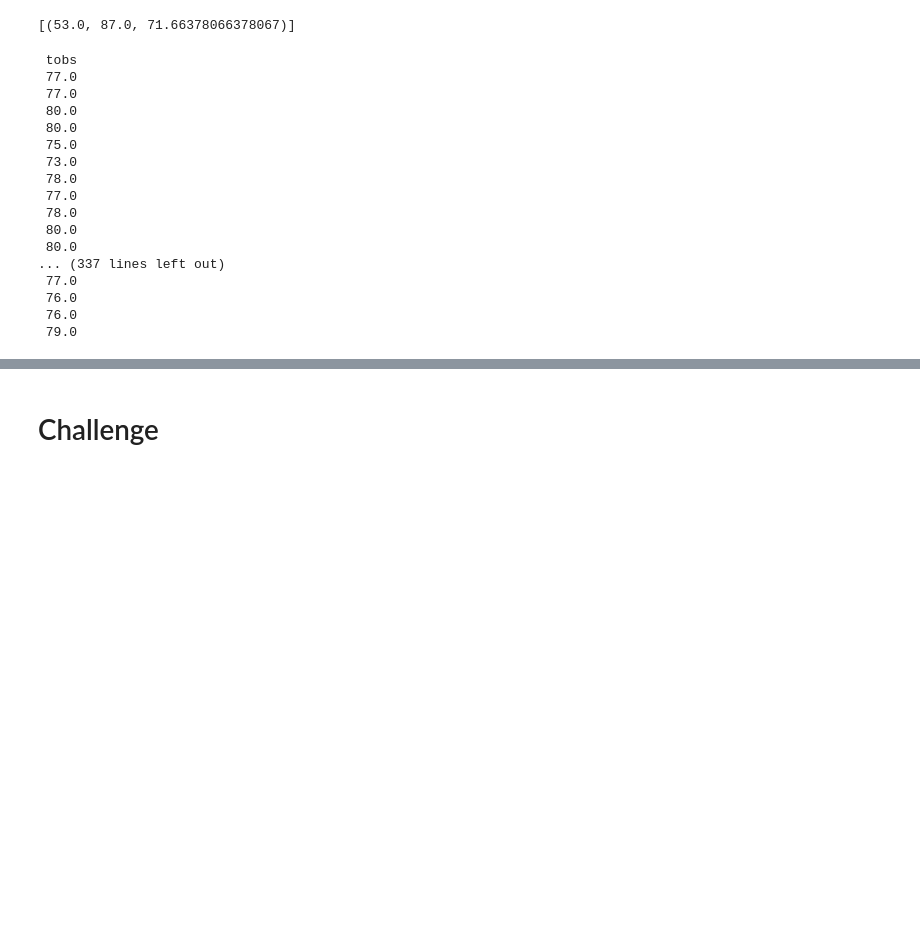
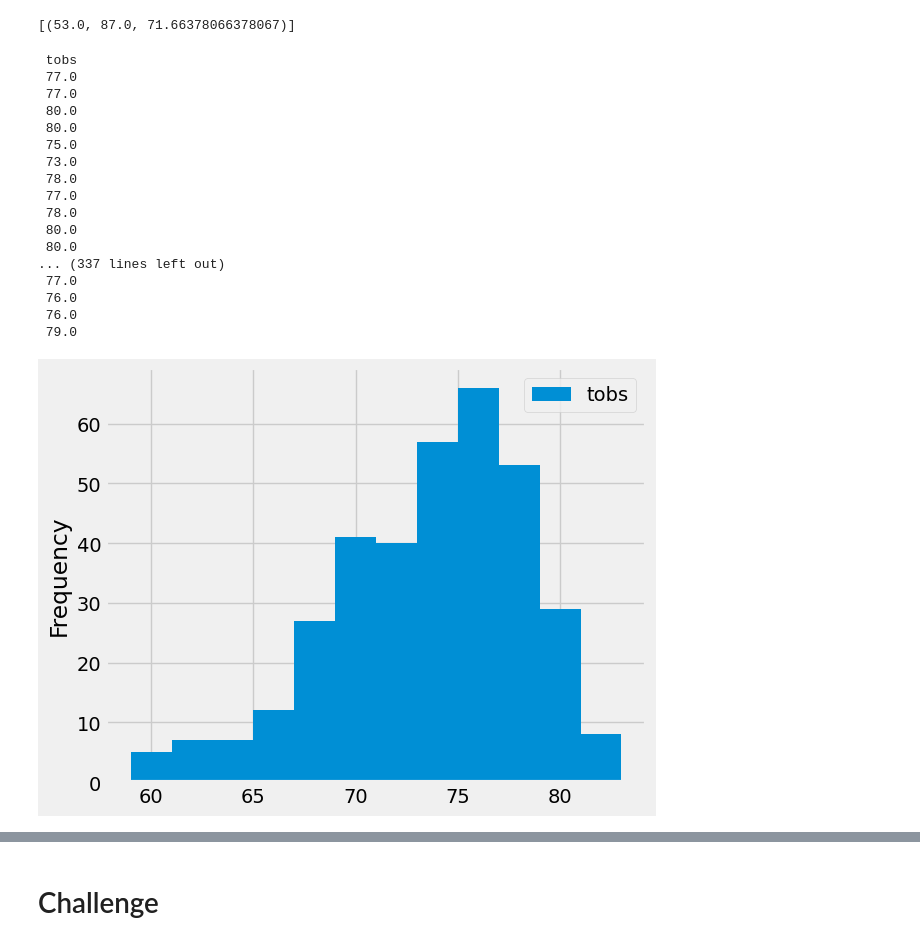
Before and after one commit to EBolinVA/Surfs_Up, a Jupyter notebook: Resources/climate_analysis.ipynb, the cells around one changed output, grey strips where cells are left out. Drawn from its saved outputs; the diff is of its cells as text; code cells hidden in the pictures; blank space fills up the shorter version.

```diff
--- a/Resources/climate_analysis.ipynb
+++ b/Resources/climate_analysis.ipynb
@@ -123,29 +123,31 @@ session.query(func.min(Measurement.tobs), func.max(Measurement.tobs), func.avg(M
 # %%
 # Choose the station with the highest number of temperature observations.
 # Query the last 12 months of temperature observation data for this station and plot the results as a histogram
 results = session.query(Measurement.tobs).\
 filter(Measurement.station =='USC00519281').\
 filter(Measurement.date >= prev_year).all()
 # print(results)
 df = pd.DataFrame(results, columns=['tobs'])
 df.set_index(df['tobs'], inplace = True)
 print(df.to_string(index=False))
 df.plot.hist(bins=12)
+plt.tight_layout()
 # %% [output]
  tobs
  77.0
  77.0
  80.0
  80.0
  75.0
  73.0
  78.0
  77.0
  78.0
  80.0
  80.0
 ... (337 lines left out)
  77.0
  76.0
  76.0
  79.0
+[figure, added]
```
Also changed, not shown: parts of 3 cells of this notebook, 1 other file.
